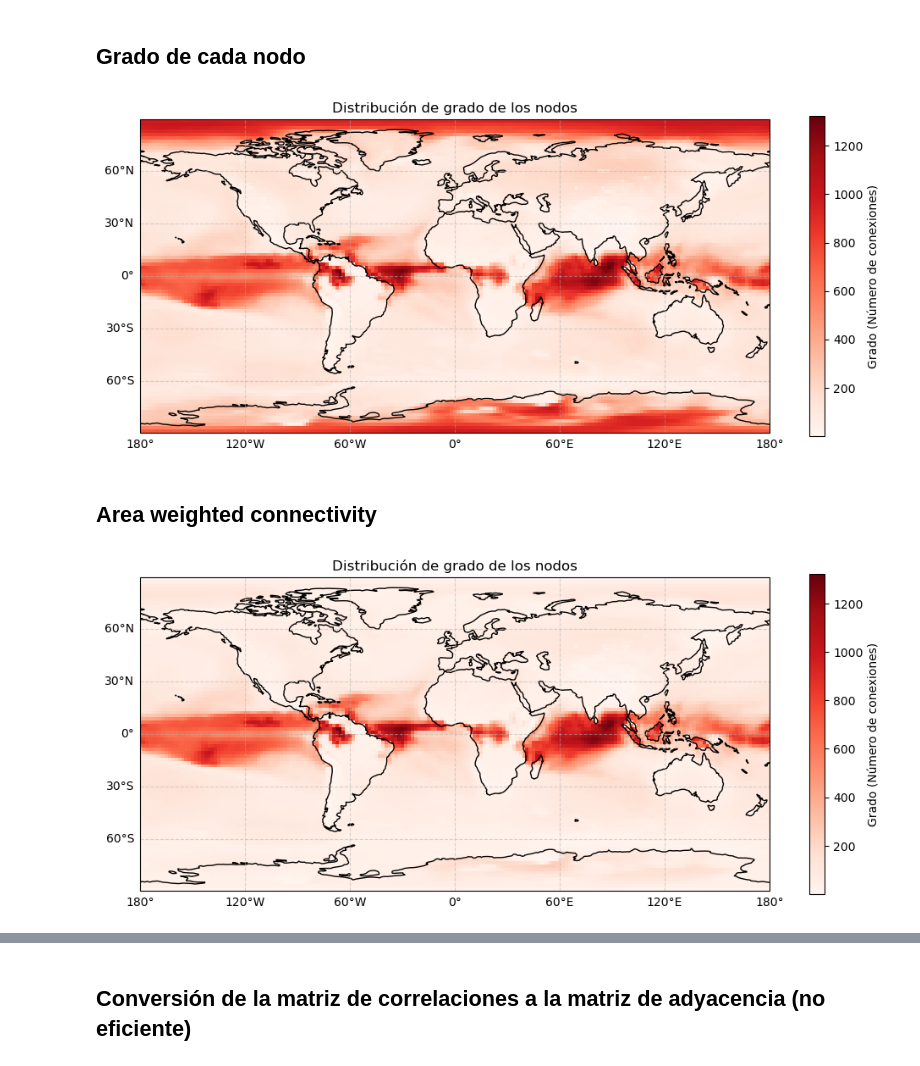
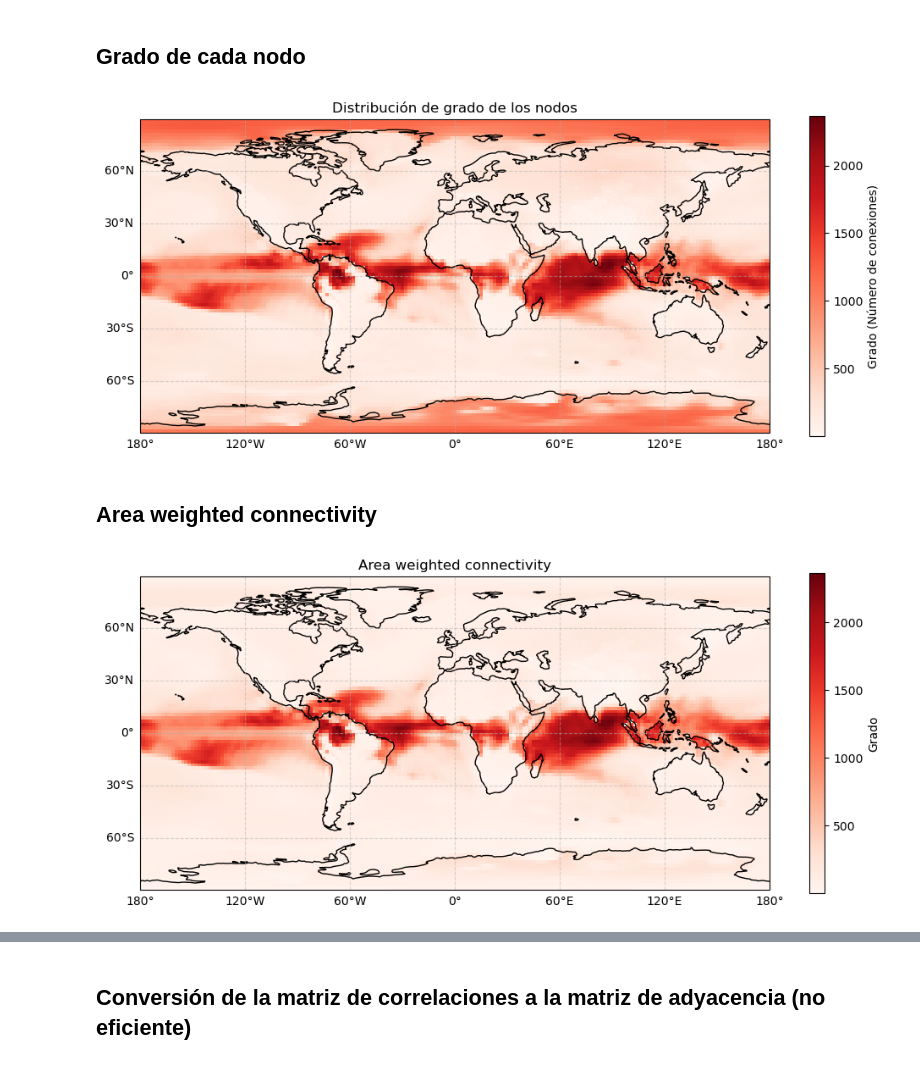
Before and after one commit to ipelayo1/TFG_Ivan, a Jupyter notebook: extract_data.ipynb, the cells around one changed output, grey strips where cells are left out. Drawn from its saved outputs; the diff is of its cells as text; code cells hidden in the pictures.

Commit message:
algunos plots

```diff
--- a/extract_data.ipynb
+++ b/extract_data.ipynb
@@ -419,11 +419,11 @@ def fast_corr_matrix(grid):
     print("Calculando matriz de correlacion")
     correlations = np.corrcoef(data_matrix, rowvar=False)
 
-    return correlations, grid_stacked.node.values, grid_stacked.node.coords
+    return correlations, grid_stacked.node.values, grid_stacked.node.coords, grid_stacked.node
 # %%
 %%time
 
-corr, nodos, coordinates = fast_corr_matrix(anomalies)
+corr, nodos_val, coordinates, nodos = fast_corr_matrix(anomalies)
 print(corr)
 # %% [output]
 Calculando matriz de correlacion
@@ -470,7 +470,7 @@ def hard_adjacency(correlations, threshold):
 
     return adjacency
 # %%
-threshold = 0.6
+threshold = 0.5
 
 adj_matrix = hard_adjacency(correlaciones, threshold)
 print(adj_matrix)
@@ -527,47 +527,47 @@ gl.right_labels = False
 plt.title("Distribución de grado de los nodos")
 plt.show()
 # %% [output]
-[figure, old version]
+[figure, new version]
 # %% [markdown]
 ## Area weighted connectivity
 # %%
 #el area de cada casilla es proporcional al coseno de la latitud (demostrado en la tablet), por lo que simplemente hemos de aplicar dicha proporcionalidad a
 # la lista de grados que obtuvimos antes
 
-lats = np.array([lat for lat, lon in nodos])
+lats = np.array([lat for lat, lon in nodos_val])
 weights = np.cos(np.deg2rad(lats))
 weighted_degrees = degrees * weights
 
 #TODAVIA TENGO QUE ENTENDER BIEN ESTA CELDA DE CÓDIGO (lo del unstack principalmente)
 
 da_aweighted_grados = xr.DataArray(weighted_degrees, coords=coordinates, dims='node')
 
 #Volvemos a la forma 2D (lat, lon)
 mapa_aweighted_grados = da_aweighted_grados.unstack('node')
 
 
 plt.figure(figsize=(12, 7))
 ax = plt.axes(projection=ccrs.PlateCarree())
 
 
 mapa_aweighted_grados.plot(
     ax=ax,
     transform=ccrs.PlateCarree(), # Indica que los datos están en lat/lon
     cmap='Reds',
-    cbar_kwargs={'label': 'Grado (Número de conexiones)', 'shrink': 0.7}
+    cbar_kwargs={'label': 'Grado', 'shrink': 0.7}
 )
 
 
 ax.add_feature(cfeature.COASTLINE, linewidth=1) # Líneas de costa
 #ax.add_feature(cfeature.BORDERS, linestyle=':', alpha=0.5) # Fronteras políticas
 ax.add_feature(cfeature.LAND, facecolor='lightgray', alpha=0.2) # Color para la tierra
 
 # 4. Añadir cuadrícula con etiquetas de lat/lon
 gl = ax.gridlines(draw_labels=True, linestyle='--', alpha=0.5)
 gl.top_labels = False
 gl.right_labels = False
 
-plt.title("Distribución de grado de los nodos")
+plt.title("Area weighted connectivity")
 plt.show()
 # %% [output]
-[figure, old version]
+[figure, new version]
```
Also changed, not shown: parts of 7 cells of this notebook, 4 other files.
